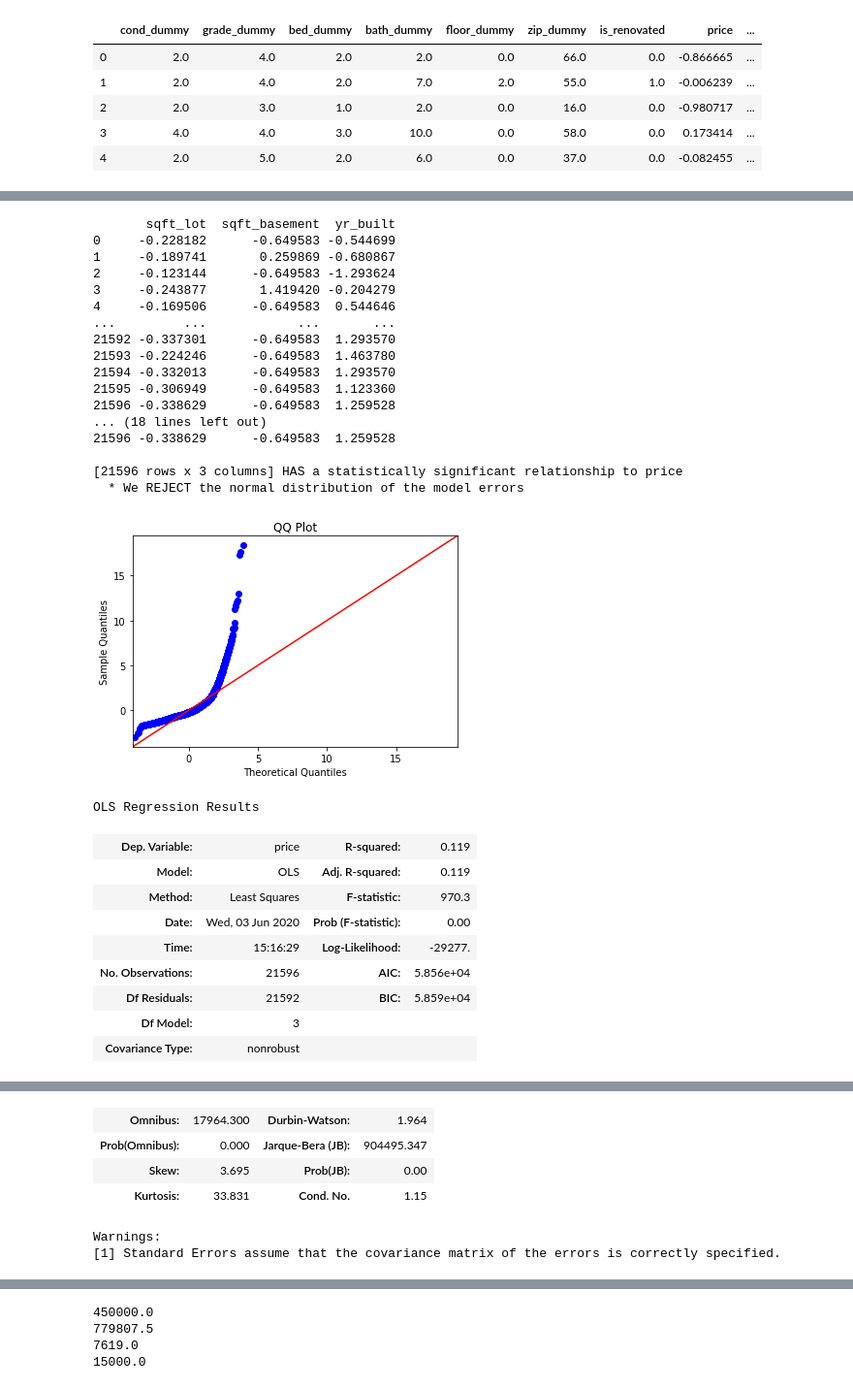
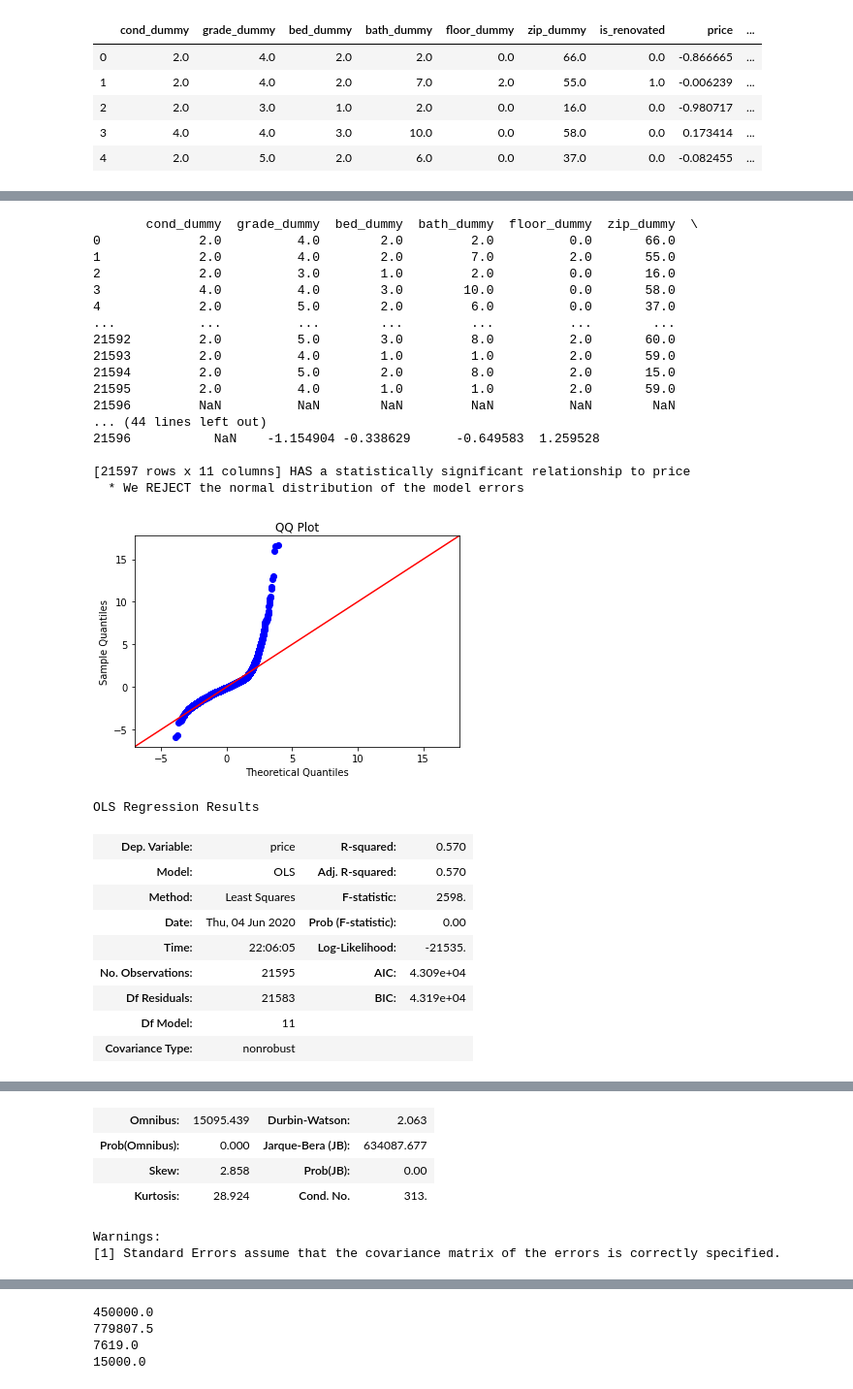
Before and after one commit to EricaSG/dsc-mod-2-project-v2-1-onl01-dtsc-ft-041320, a Jupyter notebook: student.ipynb, the cells around one changed output, grey strips where cells are left out. Shown at 97% size. Drawn from its saved outputs; the diff is of its cells as text; code cells hidden in the pictures.

```diff
--- a/student.ipynb
+++ b/student.ipynb
@@ -366,6 +324,8 @@ warnings.filterwarnings("ignore")
 
 #Conduct Shapiro Test
 from scipy import stats
+
+norm_check = df_cont #create a dataframe norm_check to test feature scaling and normalization methods
 
 #Convert DataFrame columns to numpy arrays in order to input into Shapiro and KS Test Functions
 lot_arr = np.array(norm_check['sqft_lot'])
@@ -400,8 +364,9 @@ KS Test price:  KstestResult(statistic=1.0, pvalue=0.0)
 # %%
 # Our P-value > 0.05, but we will make the data more normal to see how it impacts the model performance
-#Standardization (This method DOES NOT Normalize Data)
+#Standardization
 def norm_feat(series):
     return (series - series.mean())/series.std()
+norm_check = norm_check.drop(['date'], axis=1)
 for feat in norm_check.columns:
     df[feat] = norm_feat(df[feat])
 df.describe()
@@ -526,5 +504,5 @@ complete_df.head()
 # %%
-#Model Built with Un-Normalized Data
+
 import statsmodels.api as sm
 from statsmodels.formula.api import ols
 import statsmodels.stats.api as sms
@@ -551,68 +529,62 @@ def fullRegressionAnalysis(b, df, a='price'):
 
 
     b = df.drop(a, axis=1)
     pred_sum = '+'.join(b.columns)
     f = a+'~'+pred_sum
     model = ols(formula=f, data=df).fit()
     print (b, 'vs.', a)
     print ('R-Squared:',model.rsquared)
     print ('Intercept:',model.params[0])
     print ('Slope:',model.params[1])
     print ('P-Value:',round(model.pvalues[1],4))
     print ('JB Score:',sms.jarque_bera(model.resid)[0], 'Probability:', sms.jarque_bera(model.resid)[1])
     if model.pvalues[1] <= 0.05:
         print('  *',b,'HAS a statistically significant relationship to',a)
     else:
         print('  *',b,'DOES NOT HAVE a statistically significant relationship to',a)
     if sms.jarque_bera(model.resid)[0] >= 6 and sms.jarque_bera(model.resid)[1] <= 0.05:
         print('  * We REJECT the normal distribution of the model errors')
-        #The code errors in this block- We'll need to trouble shootto get the rest to execute
-#     X_new = pd.DataFrame([norm_df.min(), norm_df.max()]);
-#     preds = model.predict(X_new)
-#     data.plot(kind='scatter', x=b, y=a, title='Line of Best Fit');
-#     plt.plot(X_new, preds, c='red', linewidth=2);
-#     plt.show()
-#     fig = plt.figure(figsize=(15,8))
-#     fig = sm.graphics.plot_regress_exog(model, b, fig=fig)
-#     plt.show()
+
     residuals = model.resid
     fig = sm.graphics.qqplot(residuals, dist=stats.norm, line='45', fit=True)
     plt.title('QQ Plot')
     plt.show()
     return model.summary()
 
 
 a = 'price'
-b = ['sqft_living', 'sqft_lot', 'sqft_basement', 'yr_built']
+b = ['cond_dummy', 'grade_dummy', 'bed_dummy', 'bath_dummy', 'floor_dummy',
+       'zip_dummy', 'is_renovated', 'price', 'sqft_living', 'sqft_lot',
+       'sqft_basement', 'yr_built']
 
-fullRegressionAnalysis(a=a, b=b, df=norm_df)
+fullRegressionAnalysis(a=a, b=b, df=complete_df)
 # %% [output]
-       sqft_lot  sqft_basement  yr_built
-0     -0.228182      -0.649583 -0.544699
-1     -0.189741       0.259869 -0.680867
-2     -0.123144      -0.649583 -1.293624
-3     -0.243877       1.419420 -0.204279
-4     -0.169506      -0.649583  0.544646
-...         ...            ...       ...
-21592 -0.337301      -0.649583  1.293570
-21593 -0.224246      -0.649583  1.463780
-21594 -0.332013      -0.649583  1.293570
-21595 -0.306949      -0.649583  1.123360
-21596 -0.338629      -0.649583  1.259528
-... (18 lines left out)
-21596 -0.338629      -0.649583  1.259528
+       cond_dummy  grade_dummy  bed_dummy  bath_dummy  floor_dummy  zip_dummy  \
+0             2.0          4.0        2.0         2.0          0.0       66.0
+1             2.0          4.0        2.0         7.0          2.0       55.0
+2             2.0          3.0        1.0         2.0          0.0       16.0
+3             4.0          4.0        3.0        10.0          0.0       58.0
+4             2.0          5.0        2.0         6.0          0.0       37.0
+...           ...          ...        ...         ...          ...        ...
+21592         2.0          5.0        3.0         8.0          2.0       60.0
+21593         2.0          4.0        1.0         1.0          2.0       59.0
+21594         2.0          5.0        2.0         8.0          2.0       15.0
+21595         2.0          4.0        1.0         1.0          2.0       59.0
+21596         NaN          NaN        NaN         NaN          NaN        NaN
+... (44 lines left out)
+21596           NaN    -1.154904 -0.338629      -0.649583  1.259528
 
-[21596 rows x 3 columns] HAS a statistically significant relationship to price
+[21597 rows x 11 columns] HAS a statistically significant relationship to price
   * We REJECT the normal distribution of the model errors
-[figure, old version]
+[figure, new version]
 OLS Regression Results
-| Dep. Variable: | price | R-squared: | 0.119 |
-| Model: | OLS | Adj. R-squared: | 0.119 |
-| Method: | Least Squares | F-statistic: | 970.3 |
-| Date: | Wed, 03 Jun 2020 | Prob (F-statistic): | 0.00 |
-| Time: | 15:16:29 | Log-Likelihood: | -29277. |
-| No. Observations: | 21596 | AIC: | 5.856e+04 |
-| Df Residuals: | 21592 | BIC: | 5.859e+04 |
-| Df Model: | 3 |  |  |
+| Dep. Variable: | price | R-squared: | 0.570 |
+| Model: | OLS | Adj. R-squared: | 0.570 |
+| Method: | Least Squares | F-statistic: | 2598. |
+| Date: | Thu, 04 Jun 2020 | Prob (F-statistic): | 0.00 |
+| Time: | 22:06:05 | Log-Likelihood: | -21535. |
+| No. Observations: | 21595 | AIC: | 4.309e+04 |
+| Df Residuals: | 21583 | BIC: | 4.319e+04 |
+| Df Model: | 11 |  |  |
 | Covariance Type: | nonrobust |  |  |
 |  | coef | std err | t | P>|t| | [0.025 | 0.975] |
@@ -623,6 +603,6 @@ OLS Regression Results
-| Omnibus: | 17964.300 | Durbin-Watson: | 1.964 |
-| Prob(Omnibus): | 0.000 | Jarque-Bera (JB): | 904495.347 |
-| Skew: | 3.695 | Prob(JB): | 0.00 |
-| Kurtosis: | 33.831 | Cond. No. | 1.15 |
+| Omnibus: | 15095.439 | Durbin-Watson: | 2.063 |
+| Prob(Omnibus): | 0.000 | Jarque-Bera (JB): | 634087.677 |
+| Skew: | 2.858 | Prob(JB): | 0.00 |
+| Kurtosis: | 28.924 | Cond. No. | 313. |
 Warnings:
 [1] Standard Errors assume that the covariance matrix of the errors is correctly specified.
```
Also changed, not shown: parts of 68 cells of this notebook.
